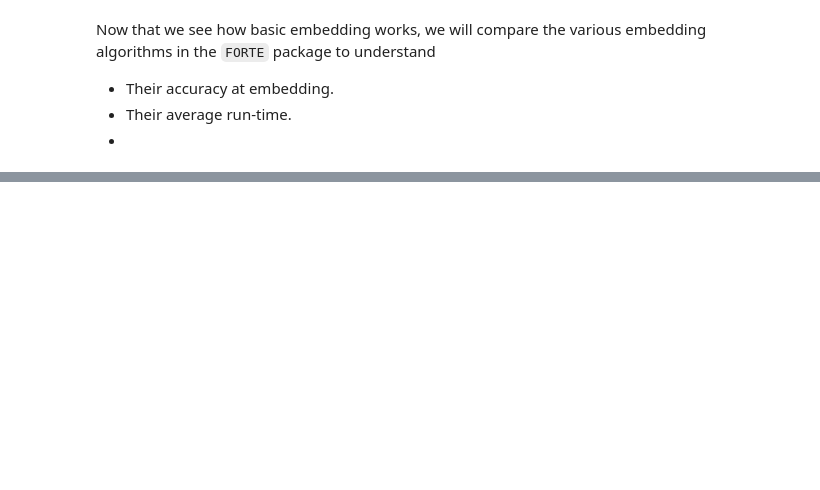
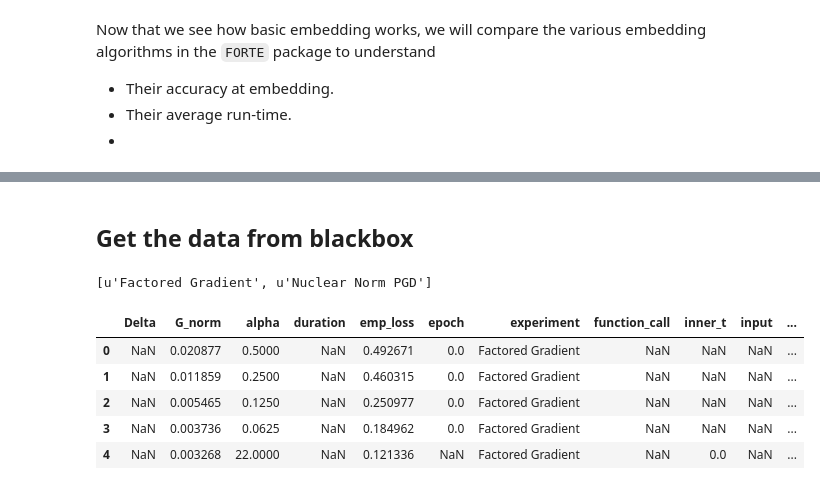
Before and after one commit to stsievert/FORTE, a Jupyter notebook: Compare Ordinal Embedding Algorithms.ipynb, the cells around one changed output, grey strips where cells are left out. Saved outputs shown, nothing was run; the diff lists cells and outputs as text; code cells hidden in the pictures; blank space fills up the shorter version.

```diff
--- a/Compare Ordinal Embedding Algorithms.ipynb
+++ b/Compare Ordinal Embedding Algorithms.ipynb
@@ -53,0 +92,26 @@ Now that we see how basic embedding works, we will compare the various embedding
+# %% [markdown]
+## Get the data from blackbox
+# %%
+exp = blackbox.get_experiment('SpeedTest')
+print exp.list_runs()
+
+runs = []
+for key in exp.list_runs():
+    run = exp.get_run(key).events
+    start_time = t_PGD if key == 'Nuclear Norm PGD' else t_FG
+    _ = [r.update({'experiment': key, 'start time': start_time}) for r in run]
+    runs += run
+
+df = pd.DataFrame(runs)
+df['elapsed time'] = df['timestamp'] - df['start time']
+# %% [output]
+[u'Factored Gradient', u'Nuclear Norm PGD']
+# %%
+df.head()
+# %% [output]
+|  | Delta | G_norm | alpha | duration | emp_loss | epoch | experiment | function_call | inner_t | input | ... |
+| 0 | NaN | 0.020877 | 0.5000 | NaN | 0.492671 | 0.0 | Factored Gradient | NaN | NaN | NaN | ... |
+| 1 | NaN | 0.011859 | 0.2500 | NaN | 0.460315 | 0.0 | Factored Gradient | NaN | NaN | NaN | ... |
+| 2 | NaN | 0.005465 | 0.1250 | NaN | 0.250977 | 0.0 | Factored Gradient | NaN | NaN | NaN | ... |
+| 3 | NaN | 0.003736 | 0.0625 | NaN | 0.184962 | 0.0 | Factored Gradient | NaN | NaN | NaN | ... |
+| 4 | NaN | 0.003268 | 22.0000 | NaN | 0.121336 | NaN | Factored Gradient | NaN | 0.0 | NaN | ... |
```
Also changed, not shown: parts of 10 cells of this notebook, 2 other files.
